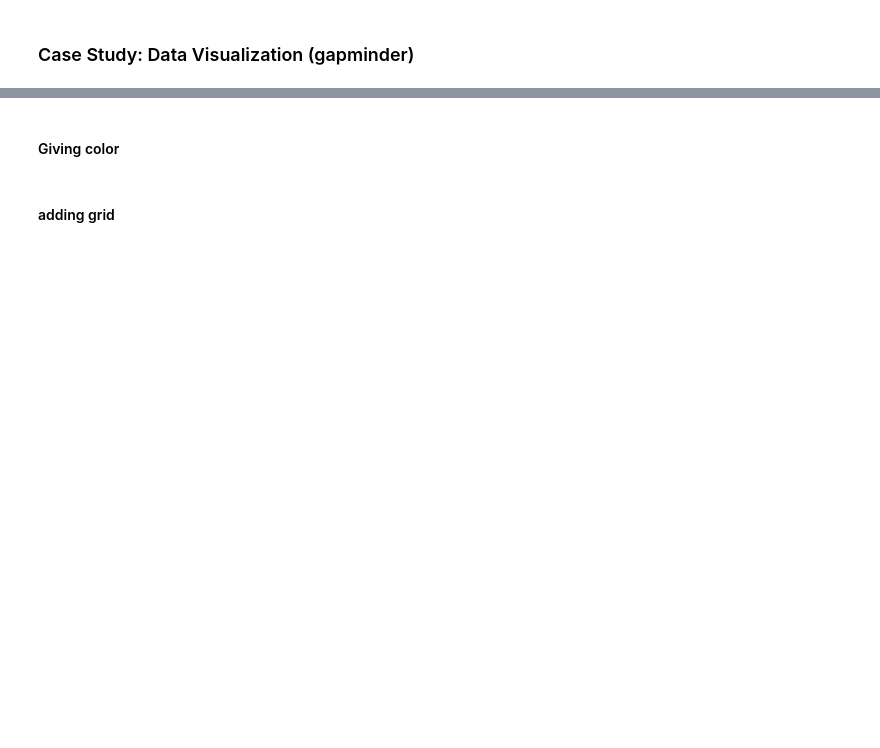
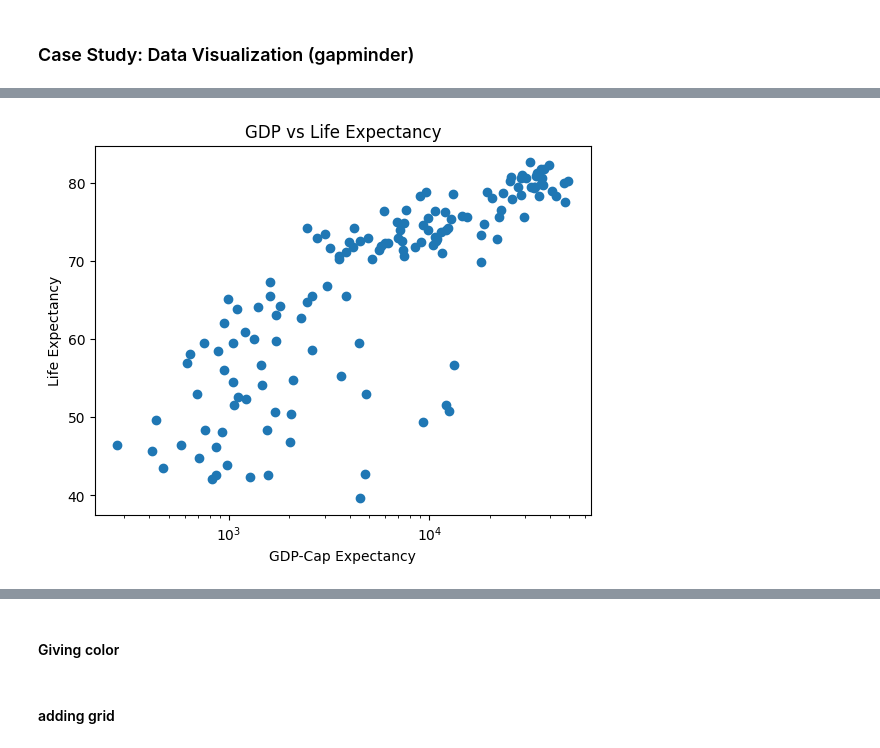
Before and after one commit to ShaheerJamalChishti90/CDE-Learning-B2, a Jupyter notebook: 03 Data Analysis/Numpy & Matplotlib/02_CaseStudy_Data_Visualization.ipynb, the cells around one changed output, grey strips where cells are left out. Drawn from its saved outputs; the diff is of its cells as text; code cells hidden in the pictures; blank space fills up the shorter version.

```diff
--- a/03 Data Analysis/Numpy & Matplotlib/02_CaseStudy_Data_Visualization.ipynb
+++ b/03 Data Analysis/Numpy & Matplotlib/02_CaseStudy_Data_Visualization.ipynb
@@ -7,2 +19,4 @@ import matplotlib.pyplot as plt
 # %%
 # read data
+df = pd.read_csv('./dataset/gapminder.csv')
+df
@@ -9,10 +37,22 @@ import matplotlib.pyplot as plt
+# %%
+# select data
+life_exp = df.life_exp
+gdp_cap = df.gdp_cap
+gdp_cap
 # %%
-# select data
 
 # Basic scatter plot, log scale
+plt.scatter(gdp_cap, life_exp)
+plt.xscale('log')
 # Strings
 
 # Add axis labels
-
+plt.title("GDP vs Life Expectancy")
+plt.xlabel("GDP-Cap Expectancy")
+plt.ylabel("Life Expectancy")
 
 # Add title
+
+plt.show()
+# %% [output]
+[figure, added]
```
Also changed, not shown: parts of 5 cells of this notebook, 1 other file.
